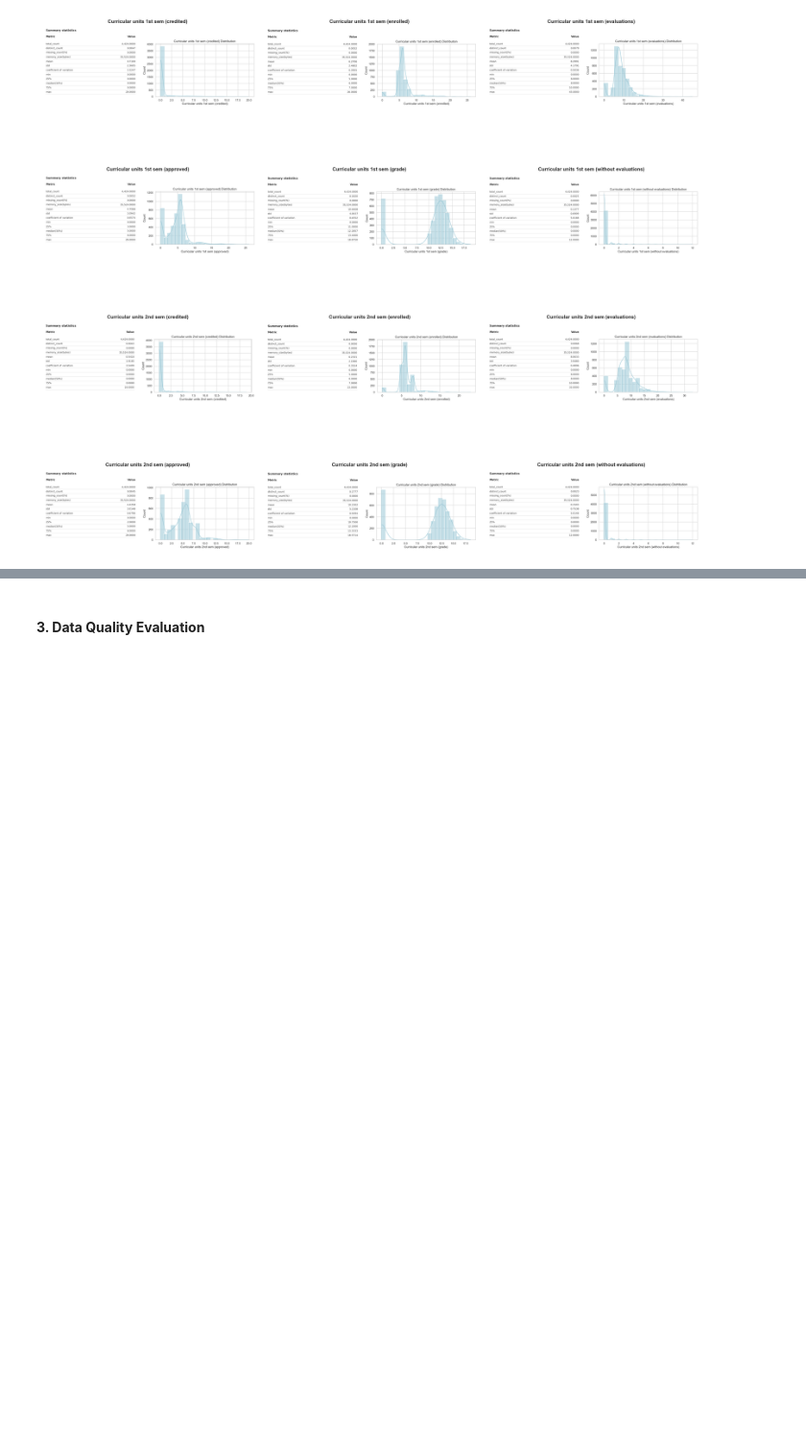
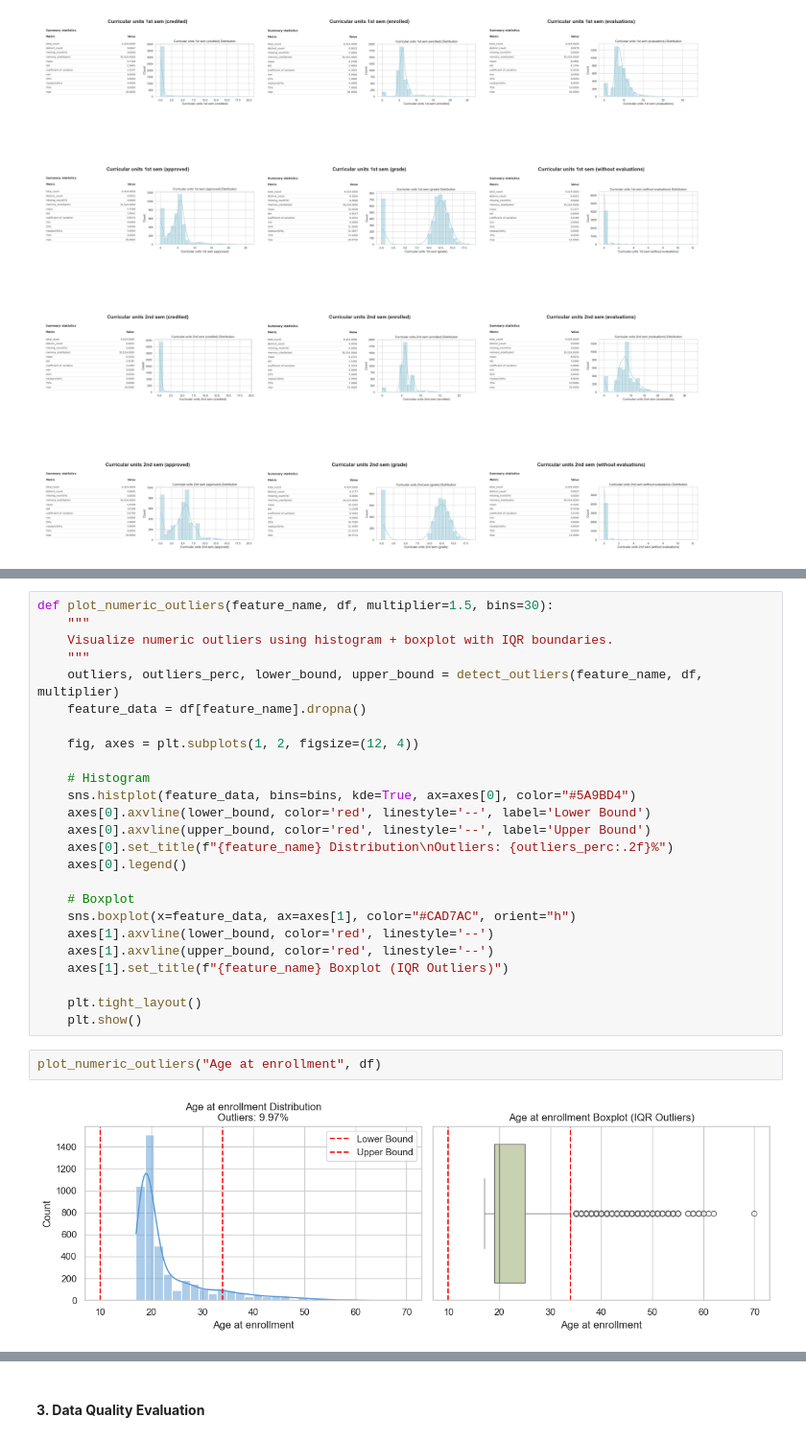
Before and after one commit to gjoliveira/XAI_ling-TAAC, a Jupyter notebook: notebook_sara.ipynb, the cells around one changed output, grey strips where cells are left out. Shown at 96% size. Saved outputs shown, nothing was run; the diff lists cells and outputs as text; blank space fills up the shorter version.

```diff
--- a/notebook_sara.ipynb
+++ b/notebook_sara.ipynb
@@ -201,0 +412,29 @@ explore_features_grid(
+# %%
+def plot_numeric_outliers(feature_name, df, multiplier=1.5, bins=30):
+    """
+    Visualize numeric outliers using histogram + boxplot with IQR boundaries.
+    """
+    outliers, outliers_perc, lower_bound, upper_bound = detect_outliers(feature_name, df, multiplier)
+    feature_data = df[feature_name].dropna()
+
+    fig, axes = plt.subplots(1, 2, figsize=(12, 4))
+
+    # Histogram
+    sns.histplot(feature_data, bins=bins, kde=True, ax=axes[0], color="#5A9BD4")
+    axes[0].axvline(lower_bound, color='red', linestyle='--', label='Lower Bound')
+    axes[0].axvline(upper_bound, color='red', linestyle='--', label='Upper Bound')
+    axes[0].set_title(f"{feature_name} Distribution\nOutliers: {outliers_perc:.2f}%")
+    axes[0].legend()
+
+    # Boxplot
+    sns.boxplot(x=feature_data, ax=axes[1], color="#CAD7AC", orient="h")
+    axes[1].axvline(lower_bound, color='red', linestyle='--')
+    axes[1].axvline(upper_bound, color='red', linestyle='--')
+    axes[1].set_title(f"{feature_name} Boxplot (IQR Outliers)")
+
+    plt.tight_layout()
+    plt.show()
+# %%
+plot_numeric_outliers("Age at enrollment", df)
+# %% [output]
+[figure, added]
```
Also changed, not shown: parts of 23 cells of this notebook, 2 other files.
